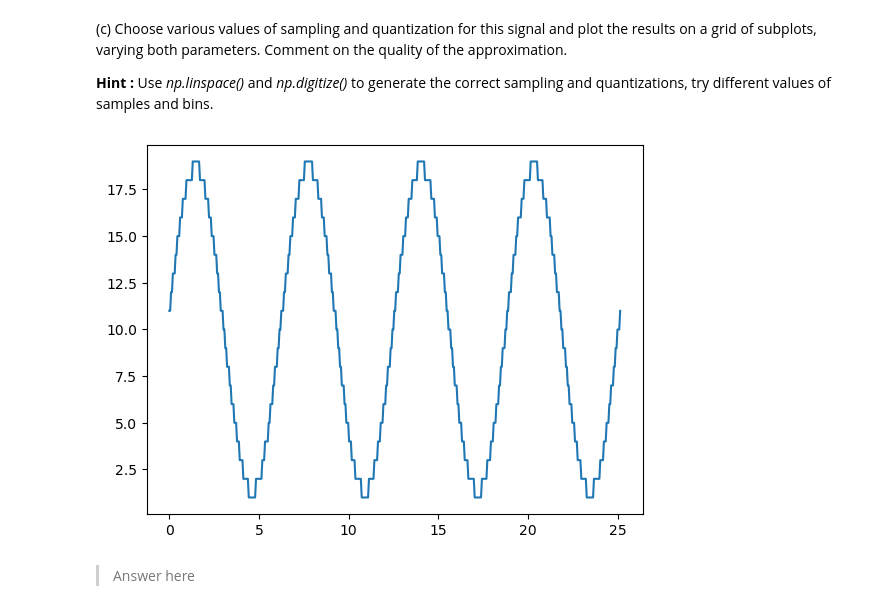
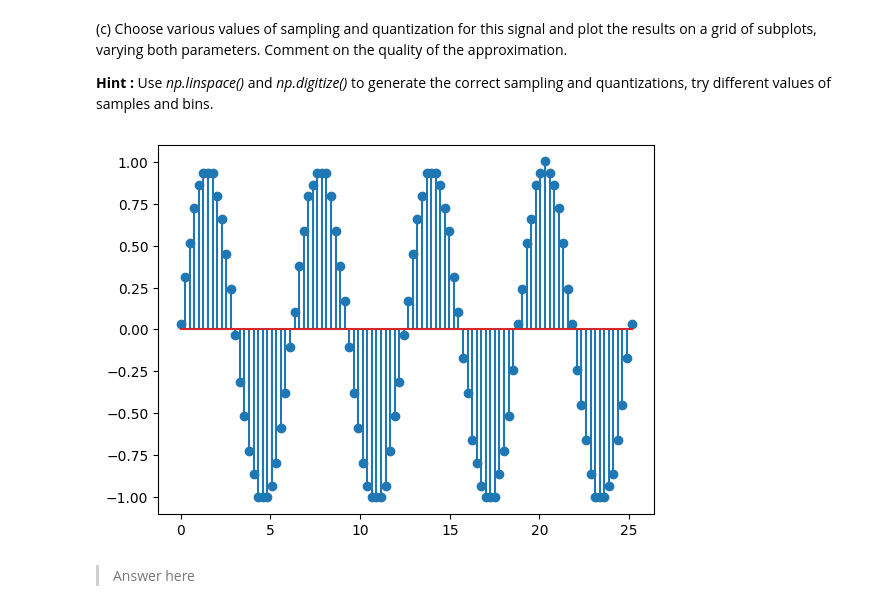
Before and after one commit to Arkanthara/digital_image_processing, a Jupyter notebook: TP3_Image_acquisition_and_sensing.ipynb, the cells around one changed output. Cells and saved outputs as stored; diff of their text form; code cells hidden in the pictures.

```diff
--- a/TP3_Image_acquisition_and_sensing.ipynb
+++ b/TP3_Image_acquisition_and_sensing.ipynb
@@ -174,17 +188,21 @@ visualize_signal()
 
 **Hint :** Use *np.linspace()* and *np.digitize()* to generate the correct sampling and quantizations, try different values of samples and bins.
 # %%
-def sampling_quantize(x_min, x_max, sampling):
+f = lambda x: np.sin(x) + np.cos(x)/10
+
+def sampling_quantize(f, x_min, x_max, sampling, quantization):
     x = np.linspace(x_min, x_max, sampling)
-    y = np.sin(x) + np.cos(x)/10
-    y = np.digitize(y, np.linspace(-1.1, 1.1, 20))
+    y = f(x)
+    y_quantization = np.linspace(np.min(y), np.max(y), quantization)
+    index_quantization = np.digitize(y, y_quantization) - 1
+    y_quantization[index_quantization]
     plt.figure()
-    plt.plot(x, y)
+    plt.stem(x, y_quantization[index_quantization])
     plt.show()
 
-sampling_quantize(0, 8*np.pi, 500)
+sampling_quantize(f, 0, 8*np.pi, 100, 30)
 # %% [output]
-[figure, old version]
+[figure, new version]
 # %% [markdown]
 > Answer here
 # %% [markdown]
```
Also changed, not shown: parts of 13 cells of this notebook, 2 other files.
